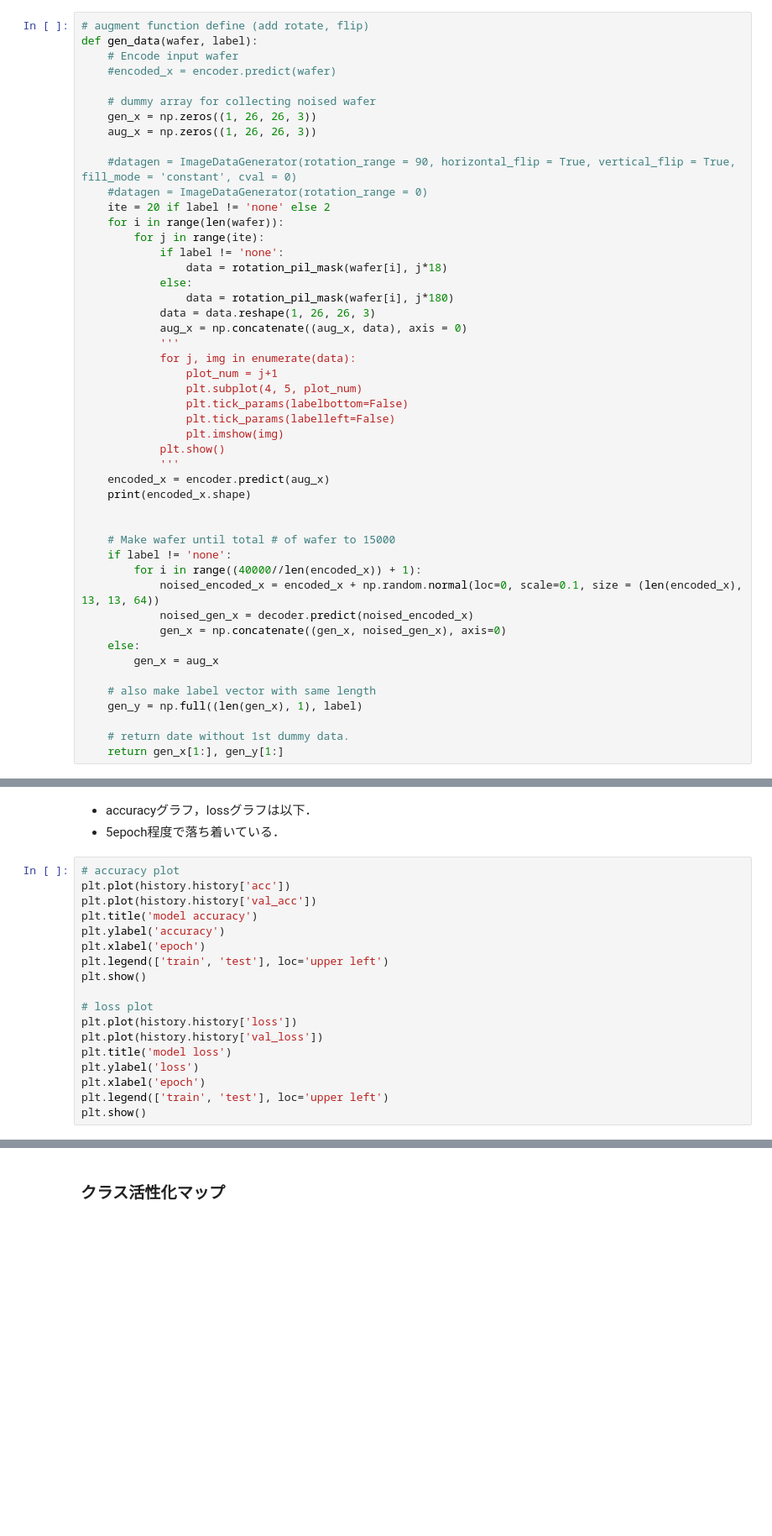
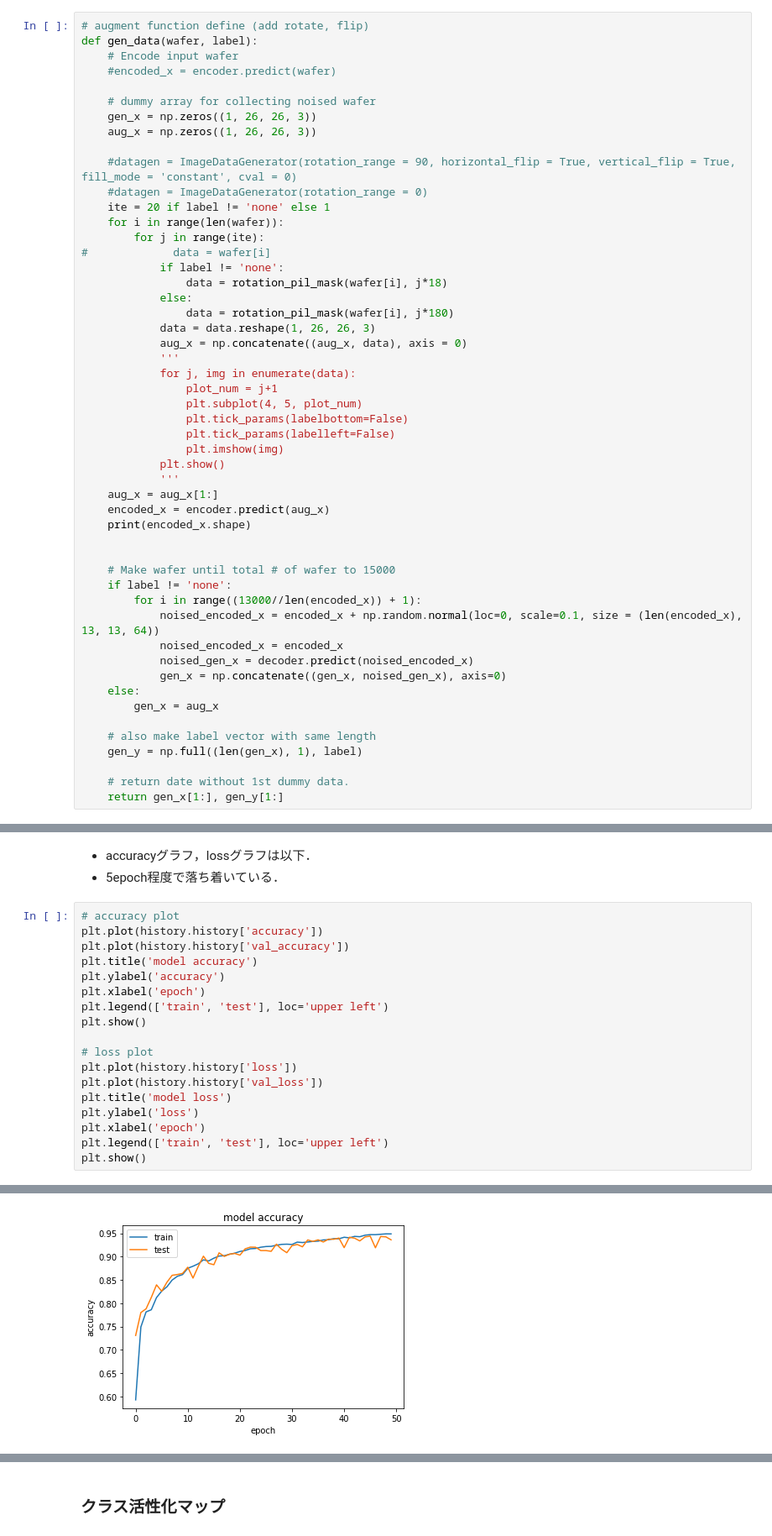
Before and after one commit to YukiOkazaki/wafermap, a Jupyter notebook: wafermap26x26_pre.ipynb, the cells around one changed output, grey strips where cells are left out. Shown: that part at 84% size. Cells and saved outputs as stored; diff of their text form; blank space fills up the shorter version.

```diff
--- a/wafermap26x26_pre.ipynb
+++ b/wafermap26x26_pre.ipynb
@@ -458,9 +460,10 @@ def gen_data(wafer, label):
 
     #datagen = ImageDataGenerator(rotation_range = 90, horizontal_flip = True, vertical_flip = True, fill_mode = 'constant', cval = 0)
     #datagen = ImageDataGenerator(rotation_range = 0)
-    ite = 20 if label != 'none' else 2
+    ite = 20 if label != 'none' else 1
     for i in range(len(wafer)):
         for j in range(ite):
+#             data = wafer[i]
             if label != 'none':
                 data = rotation_pil_mask(wafer[i], j*18)
             else:
@@ -476,14 +479,16 @@ def gen_data(wafer, label):
                 plt.imshow(img)
             plt.show()
             '''
+    aug_x = aug_x[1:]
     encoded_x = encoder.predict(aug_x)
     print(encoded_x.shape)
 
 
     # Make wafer until total # of wafer to 15000
     if label != 'none':
-        for i in range((40000//len(encoded_x)) + 1):
+        for i in range((13000//len(encoded_x)) + 1):
             noised_encoded_x = encoded_x + np.random.normal(loc=0, scale=0.1, size = (len(encoded_x), 13, 13, 64))
+            noised_encoded_x = encoded_x
             noised_gen_x = decoder.predict(noised_encoded_x)
             gen_x = np.concatenate((gen_x, noised_gen_x), axis=0)
     else:
@@ -772,8 +785,8 @@ _________________________________________________________________
 - 5epoch程度で落ち着いている．
 # %%
 # accuracy plot
-plt.plot(history.history['acc'])
-plt.plot(history.history['val_acc'])
+plt.plot(history.history['accuracy'])
+plt.plot(history.history['val_accuracy'])
 plt.title('model accuracy')
 plt.ylabel('accuracy')
 plt.xlabel('epoch')
@@ -792,0 +805 @@ KeyError: 'acc'
+[figure, added]
```
Also changed, not shown: parts of 36 cells of this notebook.
